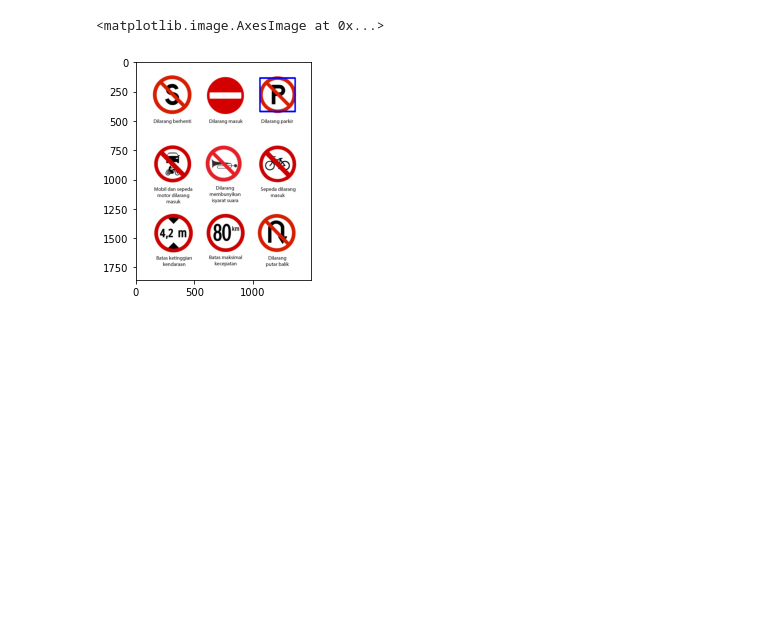
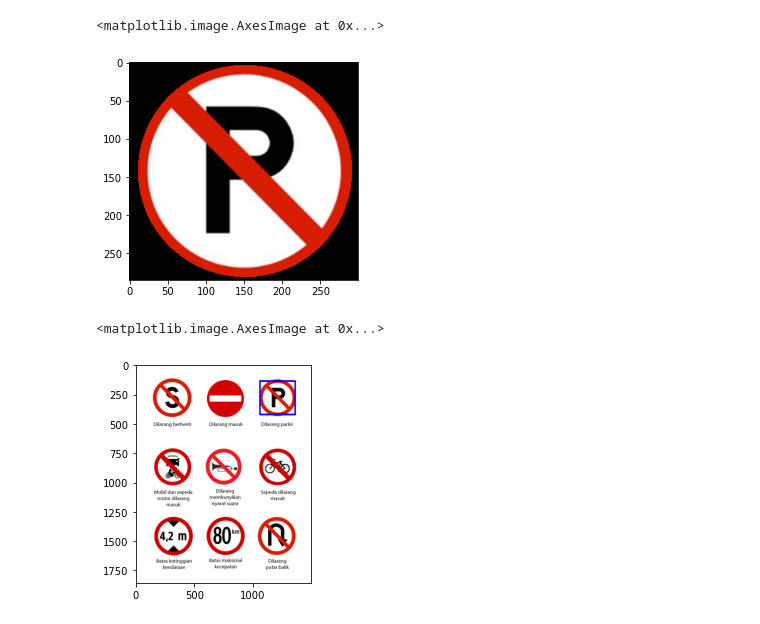
Before and after one commit to EriRahmawati/PCD, a Jupyter notebook: Project PCD/Project_PCD.ipynb, the cells around one changed output. Drawn from its saved outputs; the diff is of its cells as text; code cells hidden in the pictures; blank space fills up the shorter version.

```diff
--- a/Project PCD/Project_PCD.ipynb
+++ b/Project PCD/Project_PCD.ipynb
@@ -14,0 +28,9 @@ plt.imshow(img_rgb)
+# %%
+# untuk membaca gambar input.
+template = cv2.imread('rambu_p.png',0)
+img_template = cv2.imread('rambu_p.png')
+img_template = cv2.cvtColor(img_template, cv2.COLOR_BGR2RGB)
+plt.imshow(img_template)
+# %% [output]
+<matplotlib.image.AxesImage at 0x...>
+[figure, added]
```
Also changed, not shown: parts of 6 cells of this notebook.
